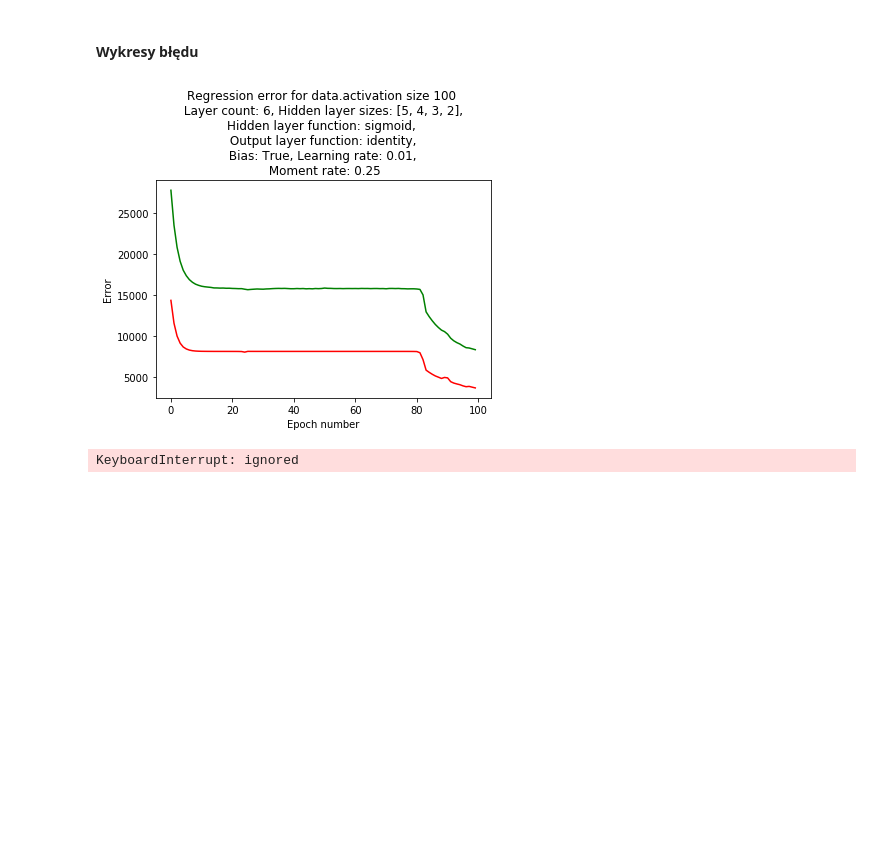
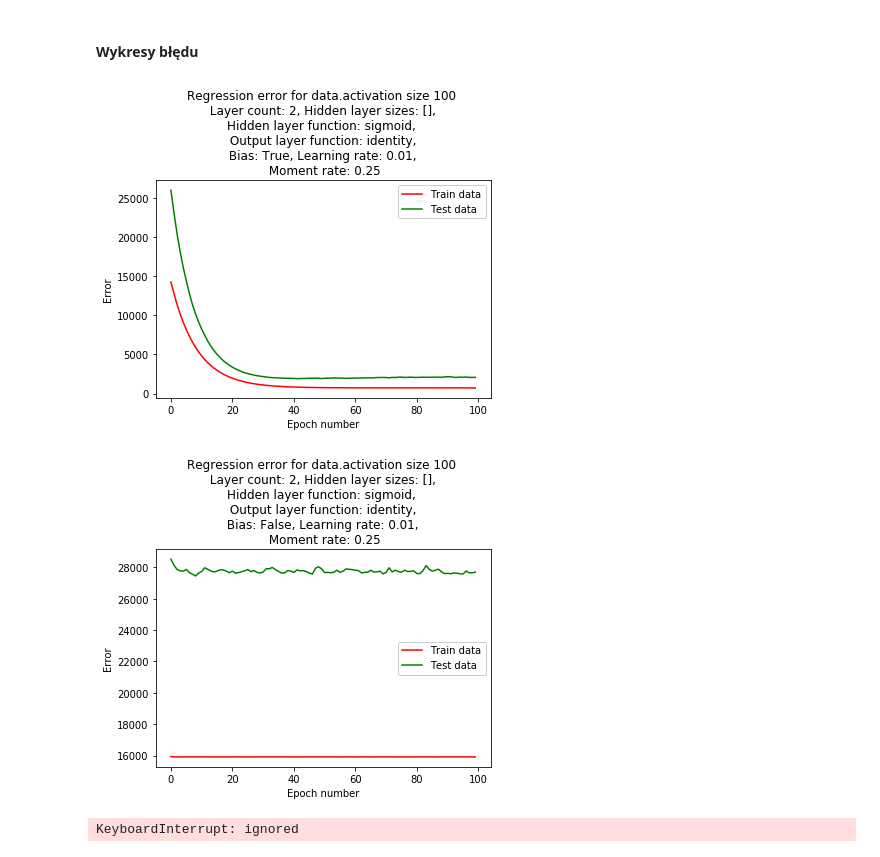
Before and after one commit to gvnbleid/2020-GUM, a Jupyter notebook: MGU_projekt_1a.ipynb, the cells around one changed output. Saved outputs shown, nothing was run; the diff lists cells and outputs as text; code cells hidden in the pictures; blank space fills up the shorter version.

Commit message:
Added legend to error plot

```diff
--- a/MGU_projekt_1a.ipynb
+++ b/MGU_projekt_1a.ipynb
@@ -577,12 +546,15 @@ def visualize_error(seed, hidden_layer_sizes, hidden_layers_activation_function,
   for dump in nn.history:
     train_acc.append(1 - dump["train_fitness"])
     test_acc.append(1 - dump["test_fitness"])
-  plt.plot(range(nn.epoch_num), train_acc, 'r', range(nn.epoch_num), test_acc, 'g')
+
+  plt.plot(range(nn.epoch_num), train_acc, 'r', label = 'Train data')
+  plt.plot(range(nn.epoch_num), test_acc, 'g', label = 'Test data')
   plt.xlabel("Epoch number")
   plt.ylabel("Error")
   plt.title(f"Classification error for {data_name} size {train_size} \n Layer count: {len(sizes)}, Hidden layer sizes: {hidden_layer_sizes}, \n"  + \
             f"Hidden layer function: {hidden_layers_activation_function.__name__}, \n Output layer function: {output_layer_activation_function.__name__}, \n Bias: {is_bias_enabled}, " + \
             f"Learning rate: {eta}, \n Moment rate: {alpha}")
+  plt.legend(framealpha=1, frameon=True);
   plt.show()
 
 visualize_error(0, [], sigmoid, sigmoid_derivative, sigmoid, sigmoid_derivative, quadratic_cost_derivative, True, BASE_DIR + r'/data/classification', 'data.three_gauss', 100, 100, 10, 0.9, 0)
@@ -707,12 +670,14 @@ def visualize_error(seed, hidden_layer_sizes, hidden_layers_activation_function,
   for dump in nn.history:
     train_err.append(dump["train_fitness"])
     test_err.append(dump["test_fitness"])
-  plt.plot(range(nn.epoch_num), train_err, 'r', range(nn.epoch_num), test_err, 'g')
+  plt.plot(range(nn.epoch_num), train_err, 'r', label='Train data')
+  plt.plot(range(nn.epoch_num), test_err, 'g', label='Test data')
   plt.xlabel("Epoch number")
   plt.ylabel("Error")
   plt.title(f"Regression error for {data_name} size {train_size} \n Layer count: {len(sizes)}, Hidden layer sizes: {hidden_layer_sizes}, \n"  + \
             f"Hidden layer function: {hidden_layers_activation_function.__name__}, \n Output layer function: {output_layer_activation_function.__name__}, \n Bias: {is_bias_enabled}, " + \
             f"Learning rate: {eta}, \n Moment rate: {alpha}")
+  plt.legend(framealpha=1, frameon=True);
   plt.show()
 
 visualize_error(0, [], sigmoid, sigmoid_derivative, identity, identity_derivative, quadratic_cost_derivative, True, BASE_DIR + r'/data/regression', 'data.activation', 100, 100, 10, 0.01, 0.25)
@@ -726,32 +691,33 @@ visualize_error(0, [2, 2], sigmoid, sigmoid_derivative, identity, identity_deriv
 visualize_error(0, [5, 3], sigmoid, sigmoid_derivative, identity, identity_derivative, quadratic_cost_derivative, True, BASE_DIR + r'/data/regression', 'data.activation', 100, 100, 10, 0.01, 0.25)
 visualize_error(0, [5, 3], sigmoid, sigmoid_derivative, identity, identity_derivative, quadratic_cost_derivative, False, BASE_DIR + r'/data/regression', 'data.activation', 100, 100, 10, 0.01, 0.25)
 visualize_error(0, [2, 2, 2], sigmoid, sigmoid_derivative, identity, identity_derivative, quadratic_cost_derivative, True, BASE_DIR + r'/data/regression', 'data.activation', 100, 100, 10, 0.01, 0.25)
 visualize_error(0, [2, 2, 2], sigmoid, sigmoid_derivative, identity, identity_derivative, quadratic_cost_derivative, False, BASE_DIR + r'/data/regression', 'data.activation', 100, 100, 10, 0.01, 0.25)
 visualize_error(0, [2, 5, 2], sigmoid, sigmoid_derivative, identity, identity_derivative, quadratic_cost_derivative, True, BASE_DIR + r'/data/regression', 'data.activation', 100, 100, 10, 0.01, 0.25)
 visualize_error(0, [2, 5, 2], sigmoid, sigmoid_derivative, identity, identity_derivative, quadratic_cost_derivative, False, BASE_DIR + r'/data/regression', 'data.activation', 100, 100, 10, 0.01, 0.25)
 visualize_error(0, [2, 2, 2, 2], sigmoid, sigmoid_derivative, identity, identity_derivative, quadratic_cost_derivative, True, BASE_DIR + r'/data/regression', 'data.activation', 100, 100, 10, 0.01, 0.25)
 visualize_error(0, [2, 2, 2, 2], sigmoid, sigmoid_derivative, identity, identity_derivative, quadratic_cost_derivative, False, BASE_DIR + r'/data/regression', 'data.activation', 100, 100, 10, 0.01, 0.25)
 visualize_error(0, [5, 4, 3, 2], sigmoid, sigmoid_derivative, identity, identity_derivative, quadratic_cost_derivative, True, BASE_DIR + r'/data/regression', 'data.activation', 100, 100, 10, 0.01, 0.25)
 visualize_error(0, [5, 4, 3, 2], sigmoid, sigmoid_derivative, identity, identity_derivative, quadratic_cost_derivative, False, BASE_DIR + r'/data/regression', 'data.activation', 100, 100, 10, 0.01, 0.25)
 
 visualize_error(0, [], sigmoid, sigmoid_derivative, identity, identity_derivative, cross_entropy_cost_derivative, True, BASE_DIR + r'/data/regression', 'data.activation', 100, 100, 10, 0.1, 0)
 visualize_error(0, [], sigmoid, sigmoid_derivative, identity, identity_derivative, cross_entropy_cost_derivative, False, BASE_DIR + r'/data/regression', 'data.activation', 100, 100, 10, 0.1, 0)
 visualize_error(0, [2], sigmoid, sigmoid_derivative, identity, identity_derivative, cross_entropy_cost_derivative, True, BASE_DIR + r'/data/regression', 'data.activation', 100, 100, 10, 0.1, 0)
 visualize_error(0, [2], sigmoid, sigmoid_derivative, identity, identity_derivative, cross_entropy_cost_derivative, False, BASE_DIR + r'/data/regression', 'data.activation', 100, 100, 10, 0.1, 0)
 visualize_error(0, [5], sigmoid, sigmoid_derivative, identity, identity_derivative, cross_entropy_cost_derivative, True, BASE_DIR + r'/data/regression', 'data.activation', 100, 100, 10, 0.1, 0)
 visualize_error(0, [5], sigmoid, sigmoid_derivative, identity, identity_derivative, cross_entropy_cost_derivative, False, BASE_DIR + r'/data/regression', 'data.activation', 100, 100, 10, 0.1, 0)
 visualize_error(0, [2, 2], sigmoid, sigmoid_derivative, identity, identity_derivative, cross_entropy_cost_derivative, True, BASE_DIR + r'/data/regression', 'data.activation', 100, 100, 10, 0.1, 0)
 visualize_error(0, [2, 2], sigmoid, sigmoid_derivative, identity, identity_derivative, cross_entropy_cost_derivative, False, BASE_DIR + r'/data/regression', 'data.activation', 100, 100, 10, 0.1, 0)
 visualize_error(0, [5, 3], sigmoid, sigmoid_derivative, identity, identity_derivative, cross_entropy_cost_derivative, True, BASE_DIR + r'/data/regression', 'data.activation', 100, 100, 10, 0.1, 0)
 visualize_error(0, [5, 3], sigmoid, sigmoid_derivative, identity, identity_derivative, cross_entropy_cost_derivative, False, BASE_DIR + r'/data/regression', 'data.activation', 100, 100, 10, 0.1, 0)
 visualize_error(0, [2, 2, 2], sigmoid, sigmoid_derivative, identity, identity_derivative, cross_entropy_cost_derivative, True, BASE_DIR + r'/data/regression', 'data.activation', 100, 100, 10, 0.1, 0)
 visualize_error(0, [2, 2, 2], sigmoid, sigmoid_derivative, identity, identity_derivative, cross_entropy_cost_derivative, False, BASE_DIR + r'/data/regression', 'data.activation', 100, 100, 10, 0.1, 0)
 visualize_error(0, [2, 5, 2], sigmoid, sigmoid_derivative, identity, identity_derivative, cross_entropy_cost_derivative, True, BASE_DIR + r'/data/regression', 'data.activation', 100, 100, 10, 0.1, 0)
 visualize_error(0, [2, 5, 2], sigmoid, sigmoid_derivative, identity, identity_derivative, cross_entropy_cost_derivative, False, BASE_DIR + r'/data/regression', 'data.activation', 100, 100, 10, 0.1, 0)
 visualize_error(0, [2, 2, 2, 2], sigmoid, sigmoid_derivative, identity, identity_derivative, cross_entropy_cost_derivative, True, BASE_DIR + r'/data/regression', 'data.activation', 100, 100, 10, 0.1, 0)
 visualize_error(0, [2, 2, 2, 2], sigmoid, sigmoid_derivative, identity, identity_derivative, cross_entropy_cost_derivative, False, BASE_DIR + r'/data/regression', 'data.activation', 100, 100, 10, 0.1, 0)
 visualize_error(0, [5, 4, 3, 2], sigmoid, sigmoid_derivative, identity, identity_derivative, cross_entropy_cost_derivative, True, BASE_DIR + r'/data/regression', 'data.activation', 100, 100, 10, 0.1, 0)
 visualize_error(0, [5, 4, 3, 2], sigmoid, sigmoid_derivative, identity, identity_derivative, cross_entropy_cost_derivative, False, BASE_DIR + r'/data/regression', 'data.activation', 100, 100, 10, 0.1, 0)
 # %% [output]
-[figure, old version]
+[figure, new version]
+[figure, added]
 KeyboardInterrupt: ignored
```
Also changed, not shown: parts of 6 cells of this notebook.
